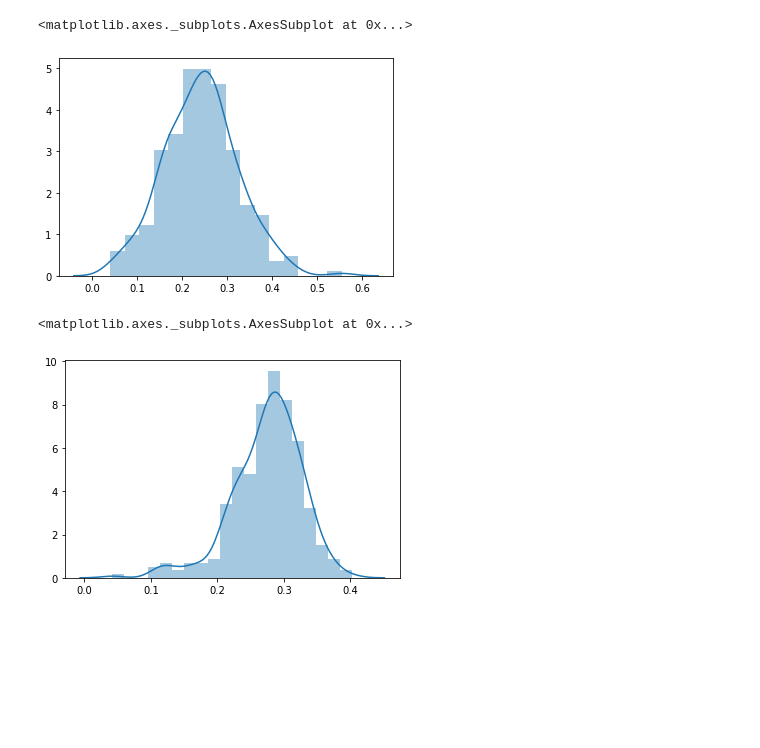
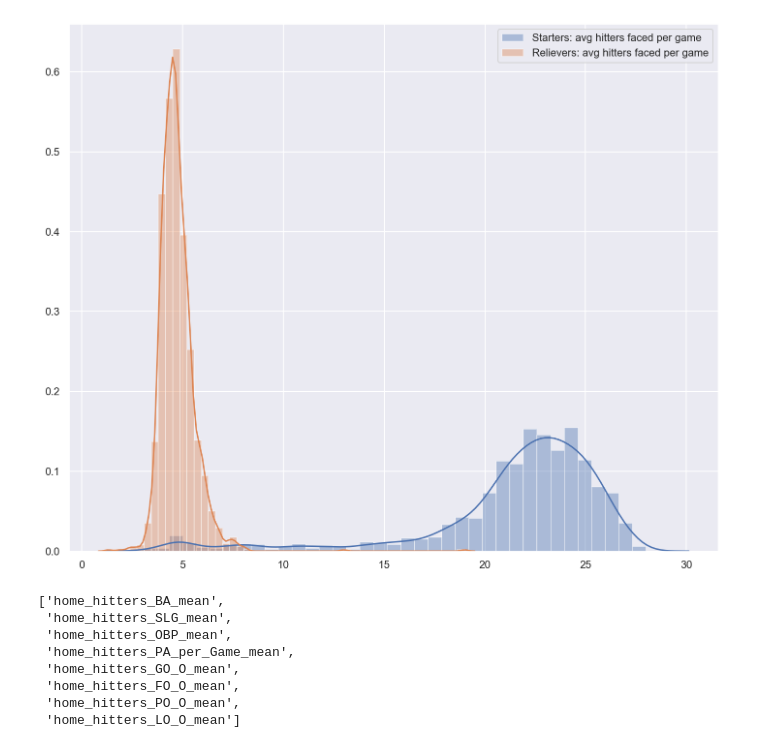
Before and after one commit to schlinkertc/mlb_predictions, a Jupyter notebook: eda.ipynb, the cells around one changed output. Drawn from its saved outputs; the diff is of its cells as text; code cells hidden in the pictures; blank space fills up the shorter version.

```diff
--- a/eda.ipynb
+++ b/eda.ipynb
@@ -104 +156,17 @@ df.columns.tolist()
+# %%
+home_starter_pag = [x for x in df['home_starter_PA_per_Game'] if x>0]
+away_starter_pag = [x for x in df['away_starter_PA_per_Game'] if x>0]
+starter_pag = [item for sublist in [home_starter_pag,away_starter_pag] for item in sublist]
+
+home_rel_pag = [x for x in df['home_relief_PA_per_Game_mean'] if x>0]
+away_rel_pag = [x for x in df['away_relief_PA_per_Game_mean'] if x>0]
+rel_pag = [item for sublist in [away_rel_pag,home_rel_pag] for item in sublist]
+# %%
+sns.distplot(starter_pag,label='Starters: avg hitters faced per game')
+sns.distplot(rel_pag,label='Relievers: avg hitters faced per game')
+
+plt.legend()
+plt.savefig(image_dir+"pa_g.jpg")
+# %% [output]
+[figure, added]
 # %%
@@ -106,10 +174,11 @@ nonZero_homeStarterBa=[x for x in df['home_starter_BA'] if x>0]
-# %%
-sns.distplot(nonZero_homeStarterBa)
-# %% [output]
-<matplotlib.axes._subplots.AxesSubplot at 0x...>
-[figure, removed]
-# %%
-sns.distplot([x for x in df['home_hitters_SLG_mean'] if x>0])
-# %% [output]
-<matplotlib.axes._subplots.AxesSubplot at 0x...>
-[figure, removed]
+# %%
+home_hitters_stats
+# %% [output]
+['home_hitters_BA_mean',
+ 'home_hitters_SLG_mean',
+ 'home_hitters_OBP_mean',
+ 'home_hitters_PA_per_Game_mean',
+ 'home_hitters_GO_O_mean',
+ 'home_hitters_FO_O_mean',
+ 'home_hitters_PO_O_mean',
+ 'home_hitters_LO_O_mean']
```
Also changed, not shown: parts of 20 cells of this notebook, 9 other files.
